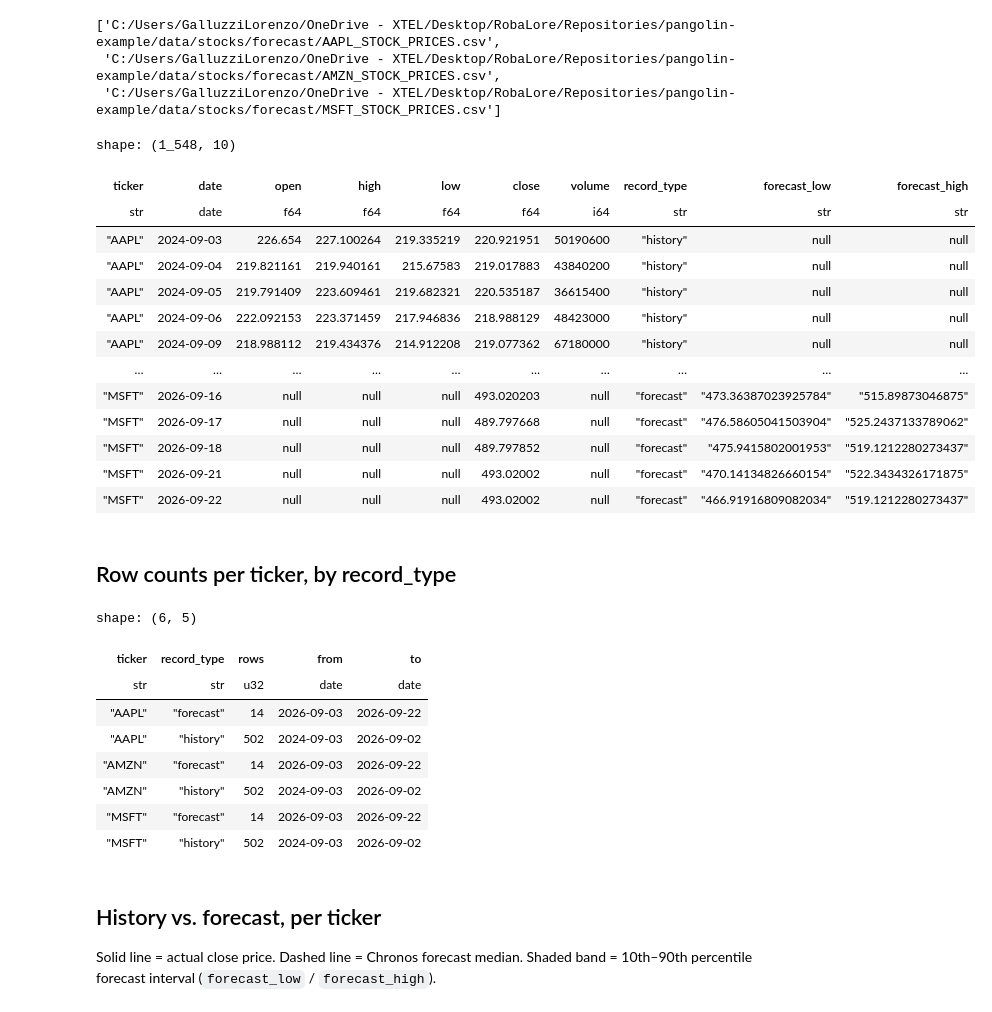
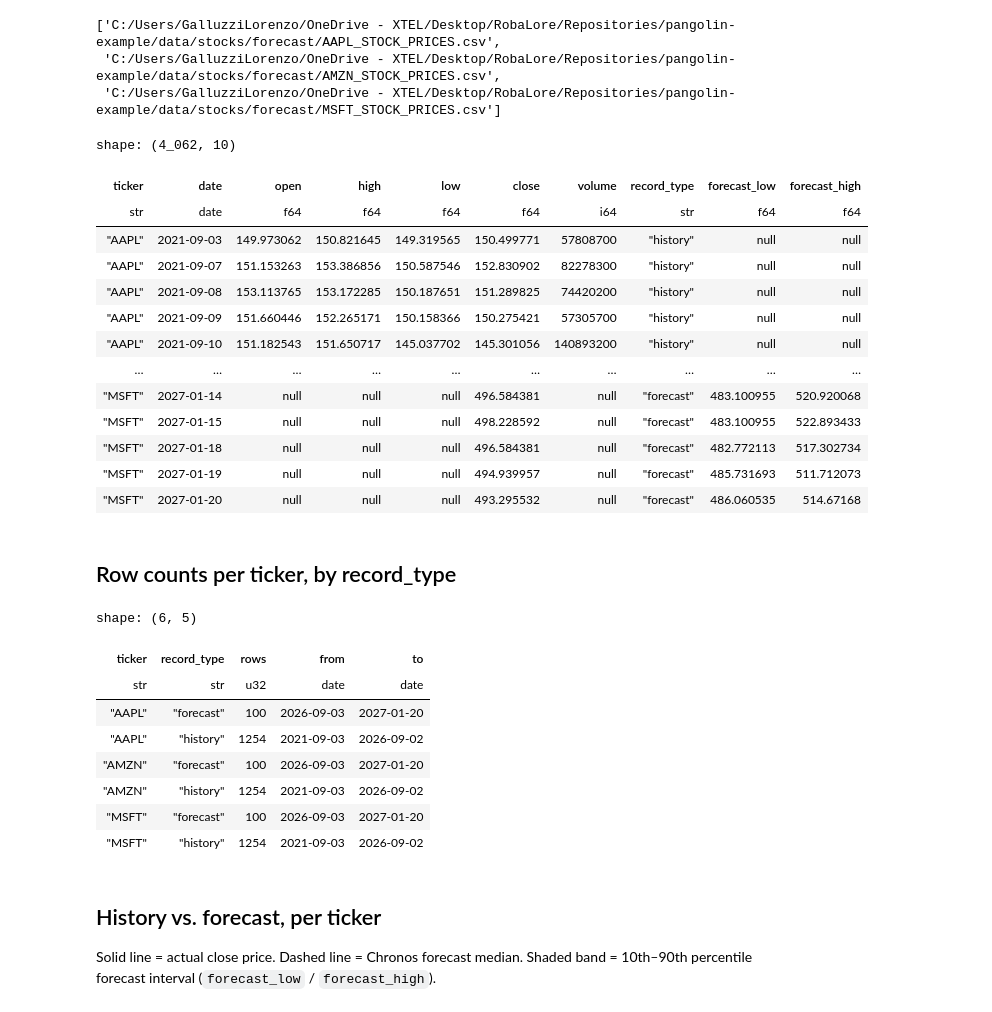
Before and after one commit to lorygaFLO/pangolin-example, a Jupyter notebook: notebooks/stock_forecast_review.ipynb, the cells around one changed output. Cells and saved outputs as stored; diff of their text form; code cells hidden in the pictures.

```diff
--- a/notebooks/stock_forecast_review.ipynb
+++ b/notebooks/stock_forecast_review.ipynb
@@ -36,27 +36,43 @@ Found 3 file(s) in C:/Users/GalluzziLorenzo/OneDrive - XTEL/Desktop/RobaLore/Rep
  'C:/Users/GalluzziLorenzo/OneDrive - XTEL/Desktop/RobaLore/Repositories/pangolin-example/data/stocks/forecast/MSFT_STOCK_PRICES.csv']
 # %%
 # Load every ticker's file into one combined DataFrame.
+# schema_overrides is needed here: history rows sort first in each file, and
+# by default pl.read_csv infers each column's type from only the first 100
+# rows — all history, where forecast_low/forecast_high are empty — so it
+# would infer those two columns as strings instead of floats.
+SCHEMA_OVERRIDES = {
+    "ticker": pl.Utf8,
+    "open": pl.Float64,
+    "high": pl.Float64,
+    "low": pl.Float64,
+    "close": pl.Float64,
+    "volume": pl.Int64,
+    "record_type": pl.Utf8,
+    "forecast_low": pl.Float64,
+    "forecast_high": pl.Float64,
+}
+
 frames = [
-    pl.read_csv(f, separator=S.CSV_DELIMITER, try_parse_dates=True)
+    pl.read_csv(f, separator=S.CSV_DELIMITER, try_parse_dates=True, schema_overrides=SCHEMA_OVERRIDES)
     for f in forecast_files
 ]
 all_data = pl.concat(frames, how="vertical") if frames else pl.DataFrame()
 all_data.sort(["ticker", "date"])
 # %% [output]
-shape: (1_548, 10)
+shape: (4_062, 10)
 | ticker | date | open | high | low | close | volume | record_type | forecast_low | forecast_high |
-| str | date | f64 | f64 | f64 | f64 | i64 | str | str | str |
-| "AAPL" | 2024-09-03 | 226.654 | 227.100264 | 219.335219 | 220.921951 | 50190600 | "history" | null | null |
-| "AAPL" | 2024-09-04 | 219.821161 | 219.940161 | 215.67583 | 219.017883 | 43840200 | "history" | null | null |
-| "AAPL" | 2024-09-05 | 219.791409 | 223.609461 | 219.682321 | 220.535187 | 36615400 | "history" | null | null |
-| "AAPL" | 2024-09-06 | 222.092153 | 223.371459 | 217.946836 | 218.988129 | 48423000 | "history" | null | null |
-| "AAPL" | 2024-09-09 | 218.988112 | 219.434376 | 214.912208 | 219.077362 | 67180000 | "history" | null | null |
+| str | date | f64 | f64 | f64 | f64 | i64 | str | f64 | f64 |
+| "AAPL" | 2021-09-03 | 149.973062 | 150.821645 | 149.319565 | 150.499771 | 57808700 | "history" | null | null |
+| "AAPL" | 2021-09-07 | 151.153263 | 153.386856 | 150.587546 | 152.830902 | 82278300 | "history" | null | null |
+| "AAPL" | 2021-09-08 | 153.113765 | 153.172285 | 150.187651 | 151.289825 | 74420200 | "history" | null | null |
+| "AAPL" | 2021-09-09 | 151.660446 | 152.265171 | 150.158366 | 150.275421 | 57305700 | "history" | null | null |
+| "AAPL" | 2021-09-10 | 151.182543 | 151.650717 | 145.037702 | 145.301056 | 140893200 | "history" | null | null |
 | … | … | … | … | … | … | … | … | … | … |
-| "MSFT" | 2026-09-16 | null | null | null | 493.020203 | null | "forecast" | "473.36387023925784" | "515.89873046875" |
-| "MSFT" | 2026-09-17 | null | null | null | 489.797668 | null | "forecast" | "476.58605041503904" | "525.2437133789062" |
-| "MSFT" | 2026-09-18 | null | null | null | 489.797852 | null | "forecast" | "475.9415802001953" | "519.1212280273437" |
-| "MSFT" | 2026-09-21 | null | null | null | 493.02002 | null | "forecast" | "470.14134826660154" | "522.3434326171875" |
-| "MSFT" | 2026-09-22 | null | null | null | 493.02002 | null | "forecast" | "466.91916809082034" | "519.1212280273437" |
+| "MSFT" | 2027-01-14 | null | null | null | 496.584381 | null | "forecast" | 483.100955 | 520.920068 |
+| "MSFT" | 2027-01-15 | null | null | null | 498.228592 | null | "forecast" | 483.100955 | 522.893433 |
+| "MSFT" | 2027-01-18 | null | null | null | 496.584381 | null | "forecast" | 482.772113 | 517.302734 |
+| "MSFT" | 2027-01-19 | null | null | null | 494.939957 | null | "forecast" | 485.731693 | 511.712073 |
+| "MSFT" | 2027-01-20 | null | null | null | 493.295532 | null | "forecast" | 486.060535 | 514.67168 |
 # %% [markdown]
 ## Row counts per ticker, by record_type
 # %%
@@ -70,12 +86,12 @@ shape: (1_548, 10)
 shape: (6, 5)
 | ticker | record_type | rows | from | to |
 | str | str | u32 | date | date |
-| "AAPL" | "forecast" | 14 | 2026-09-03 | 2026-09-22 |
-| "AAPL" | "history" | 502 | 2024-09-03 | 2026-09-02 |
-| "AMZN" | "forecast" | 14 | 2026-09-03 | 2026-09-22 |
-| "AMZN" | "history" | 502 | 2024-09-03 | 2026-09-02 |
-| "MSFT" | "forecast" | 14 | 2026-09-03 | 2026-09-22 |
-| "MSFT" | "history" | 502 | 2024-09-03 | 2026-09-02 |
+| "AAPL" | "forecast" | 100 | 2026-09-03 | 2027-01-20 |
+| "AAPL" | "history" | 1254 | 2021-09-03 | 2026-09-02 |
+| "AMZN" | "forecast" | 100 | 2026-09-03 | 2027-01-20 |
+| "AMZN" | "history" | 1254 | 2021-09-03 | 2026-09-02 |
+| "MSFT" | "forecast" | 100 | 2026-09-03 | 2027-01-20 |
+| "MSFT" | "history" | 1254 | 2021-09-03 | 2026-09-02 |
 # %% [markdown]
 ## History vs. forecast, per ticker
 
```
Also changed, not shown: parts of 2 cells of this notebook, 2 other files.
